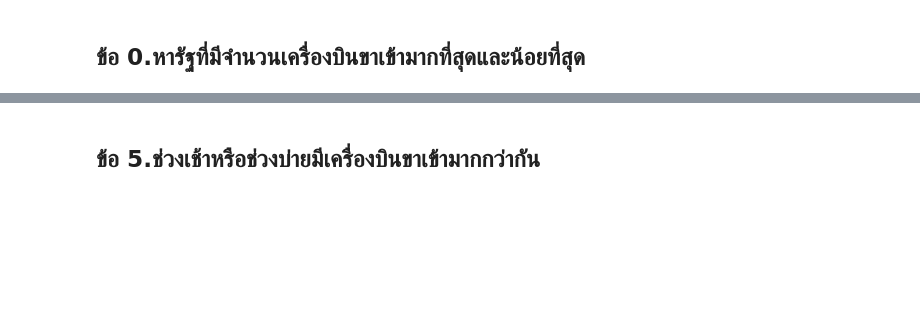
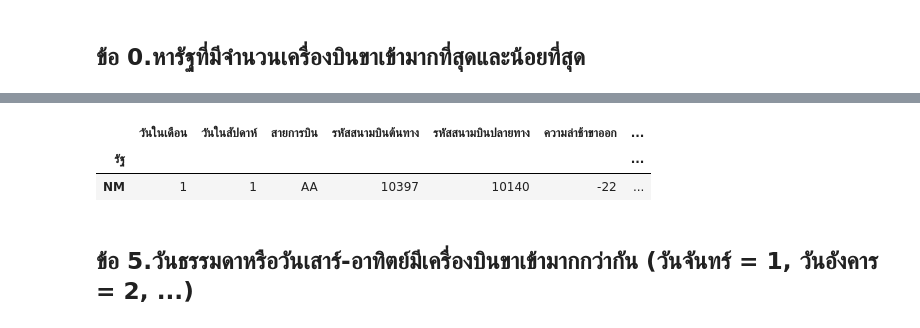
Before and after one commit to naruemonssp/DWDM21, a Jupyter notebook: MiniExam.ipynb, the cells around one changed output, grey strips where cells are left out. Cells and saved outputs as stored; diff of their text form; code cells hidden in the pictures; blank space fills up the shorter version.

```diff
--- a/MiniExam.ipynb
+++ b/MiniExam.ipynb
@@ -71,2 +130,9 @@ gen_exams('623021050-6')
+# %%
+min = FAdata_table.groupby('รัฐ').min().sort_values(by=['รหัสสนามบินปลายทาง'],ascending=False)
+min.iloc[-1:,:]
+# %% [output]
+|  | วันในเดือน | วันในสัปดาห์ | สายการบิน | รหัสสนามบินต้นทาง | รหัสสนามบินปลายทาง | ความล่าช้าขาออก | ... |
+| รัฐ |  |  |  |  |  |  | ... |
+| NM | 1 | 1 | AA | 10397 | 10140 | -22 | ... |
 # %% [markdown]
-## **ข้อ 5.ช่วงเช้าหรือช่วงบ่ายมีเครื่องบินขาเข้ามากกว่ากัน**
+## **ข้อ 5.วันธรรมดาหรือวันเสาร์-อาทิตย์มีเครื่องบินขาเข้ามากกว่ากัน (วันจันทร์ = 1, วันอังคาร = 2, ...)**
```
Also changed, not shown: parts of 12 cells of this notebook.
